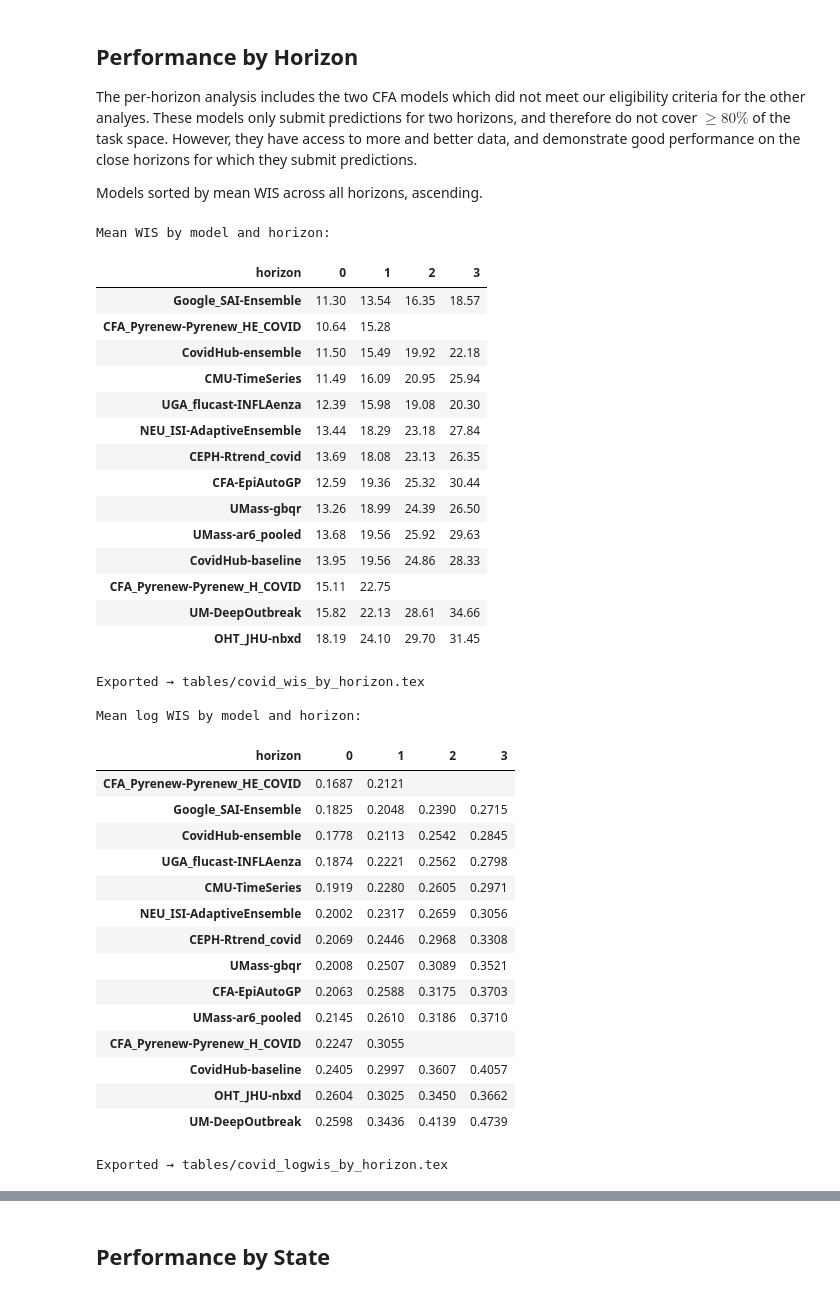
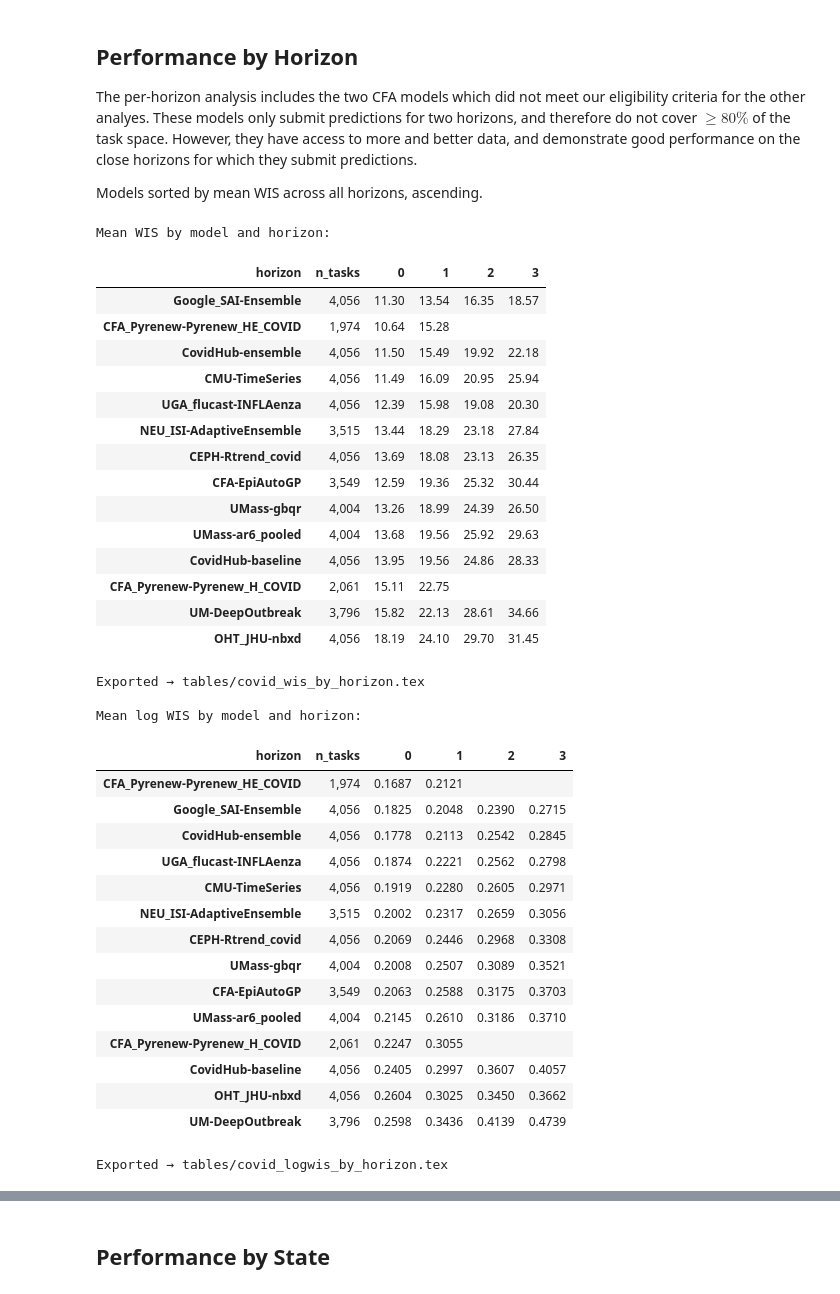
Before and after one commit to sarahmart/epi-hub-analysis, a Jupyter notebook: covid_analysis.ipynb, the cells around one changed output, grey strips where cells are left out. Drawn from its saved outputs; the diff is of its cells as text; code cells hidden in the pictures.

```diff
--- a/covid_analysis.ipynb
+++ b/covid_analysis.ipynb
@@ -514,77 +517,84 @@ by_hor_log = (
     .round(4)
 )
 
+n_tasks_hor = elig_hor.groupby("model_id").size().rename("n_tasks")
+
 by_hor_wis = by_hor_wis.loc[by_hor_wis[[0, 1]].sum(axis=1).sort_values().index]
 by_hor_log = by_hor_log.loc[by_hor_log[[0, 1]].sum(axis=1).sort_values().index]
 
 print("Mean WIS by model and horizon:")
 tmp = by_hor_wis.copy()
-tmp.columns = tmp.columns.astype(int)   # make horizon labels integers
+tmp.columns = tmp.columns.astype(int)
 tmp.index.name = None
+tmp.insert(0, "n_tasks", n_tasks_hor)
+_hor_cols = [c for c in tmp.columns if c != "n_tasks"]
 show_table(
     tmp.style
-    .apply(C.median_gradient, axis=0)
-    .format("{:.2f}", na_rep="")
+    .apply(C.median_gradient, subset=_hor_cols, axis=0)
+    .format("{:.2f}", subset=_hor_cols, na_rep="")
+    .format("{:,}", subset=["n_tasks"])
     .apply_index(
         lambda s: [f"color: {GOOGLE_PINK}; font-weight: bold" if v == GOOGLE else "" for v in s],
         axis=0
     ),
     "wis_by_horizon", prefix=TABLE_PREFIX, export=EXPORT_TABLES,
 )
 
 print("\nMean log WIS by model and horizon:")
 tmp = by_hor_log.copy()
 tmp.columns = tmp.columns.astype(int)
 tmp.index.name = None
+tmp.insert(0, "n_tasks", n_tasks_hor)
 show_table(
     tmp.style
-    .apply(C.median_gradient, axis=0)
-    .format("{:.4f}", na_rep="")
+    .apply(C.median_gradient, subset=_hor_cols, axis=0)
+    .format("{:.4f}", subset=_hor_cols, na_rep="")
+    .format("{:,}", subset=["n_tasks"])
     .apply_index(
         lambda s: [f"color: {GOOGLE_PINK}; font-weight: bold" if v == GOOGLE else "" for v in s],
         axis=0
     ),
     "logwis_by_horizon", prefix=TABLE_PREFIX, export=EXPORT_TABLES,
 )
 
 P.plot_by_horizon(by_hor_wis, by_hor_log, ALL_HORIZONS, MODEL_COLOUR,
                   hub_models=HUB_MODELS, hub_label=HUB.label, main_model=GOOGLE,
                   save_path=os.path.join(PLTS_TO, f"{FOR_DISEASE}_by_horizon.png"))
 # %% [output]
 Mean WIS by model and horizon:
-| horizon | 0 | 1 | 2 | 3 |
-| Google_SAI-Ensemble | 11.30 | 13.54 | 16.35 | 18.57 |
-| CFA_Pyrenew-Pyrenew_HE_COVID | 10.64 | 15.28 |  |  |
-| CovidHub-ensemble | 11.50 | 15.49 | 19.92 | 22.18 |
-| CMU-TimeSeries | 11.49 | 16.09 | 20.95 | 25.94 |
-| UGA_flucast-INFLAenza | 12.39 | 15.98 | 19.08 | 20.30 |
-| NEU_ISI-AdaptiveEnsemble | 13.44 | 18.29 | 23.18 | 27.84 |
-| CEPH-Rtrend_covid | 13.69 | 18.08 | 23.13 | 26.35 |
-| CFA-EpiAutoGP | 12.59 | 19.36 | 25.32 | 30.44 |
-| UMass-gbqr | 13.26 | 18.99 | 24.39 | 26.50 |
-| UMass-ar6_pooled | 13.68 | 19.56 | 25.92 | 29.63 |
-| CovidHub-baseline | 13.95 | 19.56 | 24.86 | 28.33 |
-| CFA_Pyrenew-Pyrenew_H_COVID | 15.11 | 22.75 |  |  |
-| UM-DeepOutbreak | 15.82 | 22.13 | 28.61 | 34.66 |
-| OHT_JHU-nbxd | 18.19 | 24.10 | 29.70 | 31.45 |
+| horizon | n_tasks | 0 | 1 | 2 | 3 |
+| Google_SAI-Ensemble | 4,056 | 11.30 | 13.54 | 16.35 | 18.57 |
+| CFA_Pyrenew-Pyrenew_HE_COVID | 1,974 | 10.64 | 15.28 |  |  |
+| CovidHub-ensemble | 4,056 | 11.50 | 15.49 | 19.92 | 22.18 |
+| CMU-TimeSeries | 4,056 | 11.49 | 16.09 | 20.95 | 25.94 |
+| UGA_flucast-INFLAenza | 4,056 | 12.39 | 15.98 | 19.08 | 20.30 |
+| NEU_ISI-AdaptiveEnsemble | 3,515 | 13.44 | 18.29 | 23.18 | 27.84 |
+| CEPH-Rtrend_covid | 4,056 | 13.69 | 18.08 | 23.13 | 26.35 |
+| CFA-EpiAutoGP | 3,549 | 12.59 | 19.36 | 25.32 | 30.44 |
+| UMass-gbqr | 4,004 | 13.26 | 18.99 | 24.39 | 26.50 |
+| UMass-ar6_pooled | 4,004 | 13.68 | 19.56 | 25.92 | 29.63 |
+| CovidHub-baseline | 4,056 | 13.95 | 19.56 | 24.86 | 28.33 |
+| CFA_Pyrenew-Pyrenew_H_COVID | 2,061 | 15.11 | 22.75 |  |  |
+| UM-DeepOutbreak | 3,796 | 15.82 | 22.13 | 28.61 | 34.66 |
+| OHT_JHU-nbxd | 4,056 | 18.19 | 24.10 | 29.70 | 31.45 |
 Exported → tables/covid_wis_by_horizon.tex
 
 Mean log WIS by model and horizon:
-| horizon | 0 | 1 | 2 | 3 |
-| CFA_Pyrenew-Pyrenew_HE_COVID | 0.1687 | 0.2121 |  |  |
-| Google_SAI-Ensemble | 0.1825 | 0.2048 | 0.2390 | 0.2715 |
-| CovidHub-ensemble | 0.1778 | 0.2113 | 0.2542 | 0.2845 |
-| UGA_flucast-INFLAenza | 0.1874 | 0.2221 | 0.2562 | 0.2798 |
-| CMU-TimeSeries | 0.1919 | 0.2280 | 0.2605 | 0.2971 |
-| NEU_ISI-AdaptiveEnsemble | 0.2002 | 0.2317 | 0.2659 | 0.3056 |
-| CEPH-Rtrend_covid | 0.2069 | 0.2446 | 0.2968 | 0.3308 |
-| UMass-gbqr | 0.2008 | 0.2507 | 0.3089 | 0.3521 |
-| CFA-EpiAutoGP | 0.2063 | 0.2588 | 0.3175 | 0.3703 |
-| UMass-ar6_pooled | 0.2145 | 0.2610 | 0.3186 | 0.3710 |
-| CFA_Pyrenew-Pyrenew_H_COVID | 0.2247 | 0.3055 |  |  |
-| CovidHub-baseline | 0.2405 | 0.2997 | 0.3607 | 0.4057 |
-| OHT_JHU-nbxd | 0.2604 | 0.3025 | 0.3450 | 0.3662 |
-| UM-DeepOutbreak | 0.2598 | 0.3436 | 0.4139 | 0.4739 |
+| horizon | n_tasks | 0 | 1 | 2 | 3 |
+| CFA_Pyrenew-Pyrenew_HE_COVID | 1,974 | 0.1687 | 0.2121 |  |  |
+| Google_SAI-Ensemble | 4,056 | 0.1825 | 0.2048 | 0.2390 | 0.2715 |
+| CovidHub-ensemble | 4,056 | 0.1778 | 0.2113 | 0.2542 | 0.2845 |
+| UGA_flucast-INFLAenza | 4,056 | 0.1874 | 0.2221 | 0.2562 | 0.2798 |
+| CMU-TimeSeries | 4,056 | 0.1919 | 0.2280 | 0.2605 | 0.2971 |
+| NEU_ISI-AdaptiveEnsemble | 3,515 | 0.2002 | 0.2317 | 0.2659 | 0.3056 |
+| CEPH-Rtrend_covid | 4,056 | 0.2069 | 0.2446 | 0.2968 | 0.3308 |
+| UMass-gbqr | 4,004 | 0.2008 | 0.2507 | 0.3089 | 0.3521 |
+| CFA-EpiAutoGP | 3,549 | 0.2063 | 0.2588 | 0.3175 | 0.3703 |
+| UMass-ar6_pooled | 4,004 | 0.2145 | 0.2610 | 0.3186 | 0.3710 |
+| CFA_Pyrenew-Pyrenew_H_COVID | 2,061 | 0.2247 | 0.3055 |  |  |
+| CovidHub-baseline | 4,056 | 0.2405 | 0.2997 | 0.3607 | 0.4057 |
+| OHT_JHU-nbxd | 4,056 | 0.2604 | 0.3025 | 0.3450 | 0.3662 |
+| UM-DeepOutbreak | 3,796 | 0.2598 | 0.3436 | 0.4139 | 0.4739 |
 Exported → tables/covid_logwis_by_horizon.tex
 [figure]
 # %% [markdown]
```
Also changed, not shown: parts of 1 cell of this notebook, 2 other files.
